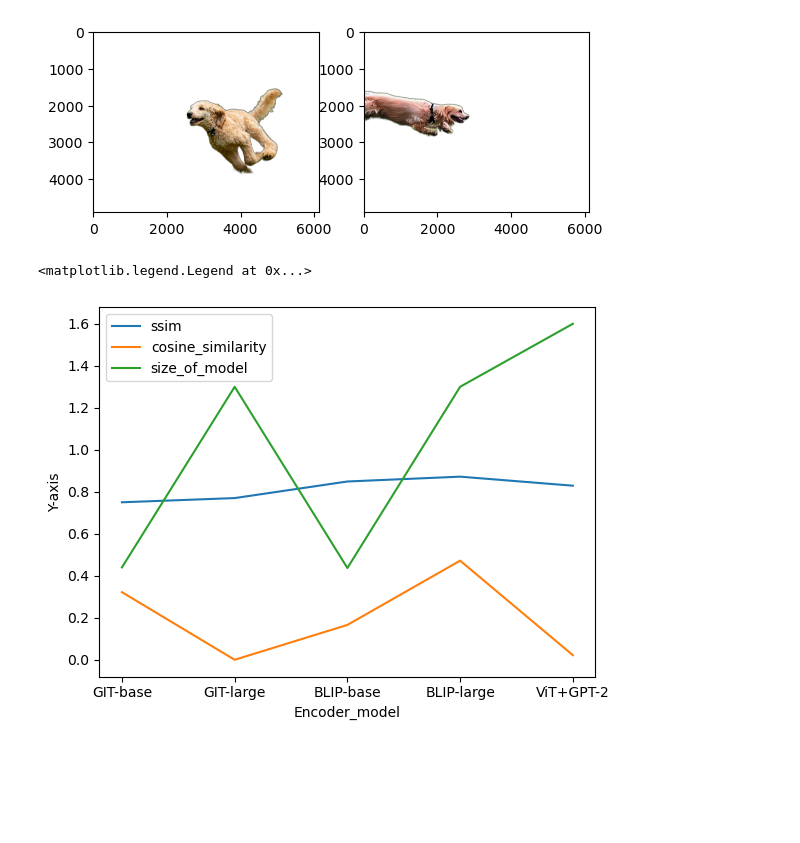
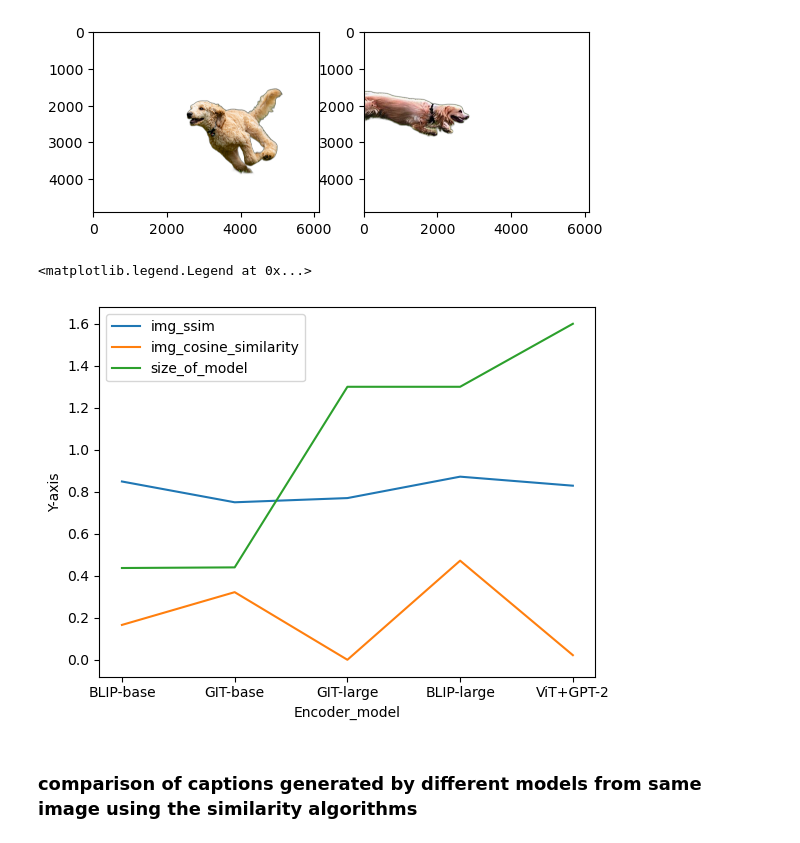
Before and after one commit to shubha07m/Energy-optimized-semantic-loss, a Jupyter notebook: similarity_testing.ipynb, the cells around one changed output. Drawn from its saved outputs; the diff is of its cells as text; code cells hidden in the pictures; blank space fills up the shorter version.

```diff
--- a/similarity_testing.ipynb
+++ b/similarity_testing.ipynb
@@ -165,18 +167,24 @@ structural similarity index measure:0.829
 # %%
 ### Plotting performences of two similarity metrices by five encoder models without background###
 
-cosine_similaritys = [0.322,0.0,.166,0.472,0.022]
-ssims = [0.75,0.77,0.849,0.872,0.829]
-size_of_model = [.44,1.3,.437,1.3,1.6]
-x = ['GIT-base','GIT-large','BLIP-base','BLIP-large','ViT+GPT-2']
+cosine_similaritys = [.166,0.322,0.0,0.472,0.022]
 
-plt.plot(x, ssims, label='ssim')
-plt.plot(x, cosine_similaritys, label='cosine_similarity')
+ssims = [0.849,0.75,0.77,0.872,0.829]
+
+size_of_model = [.437,.44,1.3,1.3,1.6]
+
+
+x = ['BLIP-base','GIT-base','GIT-large','BLIP-large','ViT+GPT-2']
+
+plt.plot(x, ssims, label='img_ssim')
+plt.plot(x, cosine_similaritys, label='img_cosine_similarity')
 plt.plot(x, size_of_model, label='size_of_model')
 
 plt.xlabel('Encoder_model')
 plt.ylabel('Y-axis')
 plt.legend()
 # %% [output]
 <matplotlib.legend.Legend at 0x...>
-[figure, old version]
+[figure, new version]
+# %% [markdown]
+### comparison of  captions generated by different models from same image using the similarity algorithms ###
```
Also changed, not shown: parts of 14 cells of this notebook.
